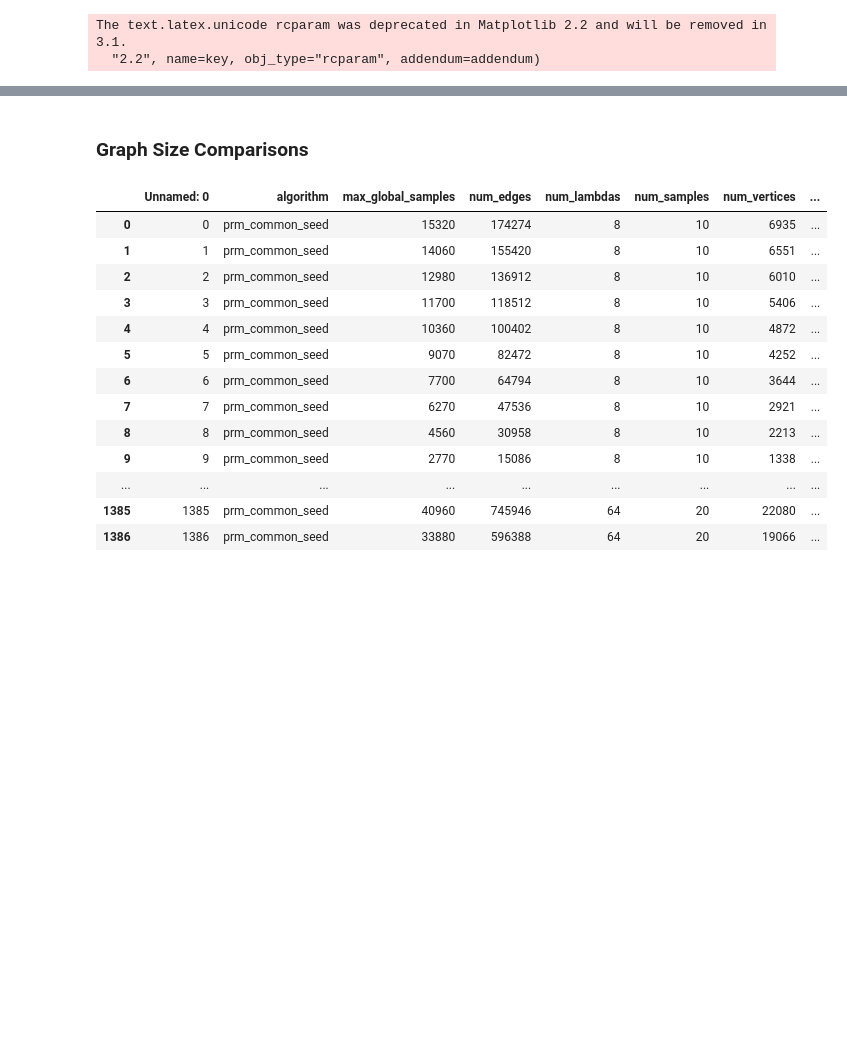
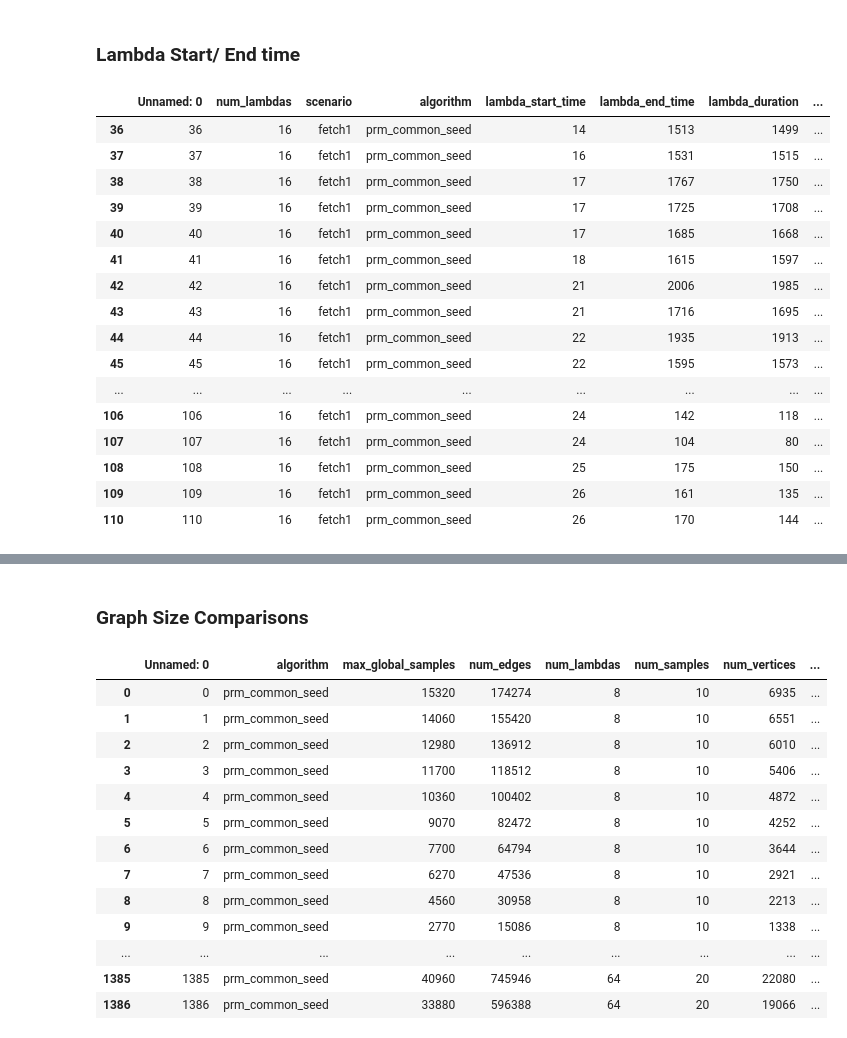
Before and after one commit to cryingpotat0/graph_mplambda, a Jupyter notebook: scripts/plotting.ipynb, the cells around one changed output, grey strips where cells are left out. Drawn from its saved outputs; the diff is of its cells as text; code cells hidden in the pictures; blank space fills up the shorter version.

```diff
--- a/scripts/plotting.ipynb
+++ b/scripts/plotting.ipynb
@@ -5,13 +5,10 @@ import numpy as np
 
 import os
 import matplotlib
-matplotlib.rcParams['text.usetex'] = True
-matplotlib.rcParams['text.latex.unicode']=True
-matplotlib.rcParams['ps.useafm'] = True
-matplotlib.rcParams['pdf.use14corefonts'] = True
+# matplotlib.rcParams['text.usetex'] = True
+# matplotlib.rcParams['text.latex.unicode']=True
+# matplotlib.rcParams['ps.useafm'] = True
+# matplotlib.rcParams['pdf.use14corefonts'] = True
 import matplotlib.pyplot as plt
-# %% [output]
-The text.latex.unicode rcparam was deprecated in Matplotlib 2.2 and will be removed in 3.1.
-  "2.2", name=key, obj_type="rcparam", addendum=addendum)
 # %%
 global_palette = "tab10"#["#9b59b6", "#3498db", "#95a5a6", "#e74c3c", "#34495e", "#2ecc71"][:5]
@@ -20,3 +17,27 @@ ROOT = "./outputs"
 algorithm_names = {"prm_common_seed": "PRM Common Seed"}
 # algorithm_names = {"prm_fixed_graph": "PRM Fixed Graph"}
 scenario = "fetch1"
+# %% [markdown]
+### Lambda Start/ End time
+# %%
+df = pd.read_csv("{}/lambda_start_end_times.csv".format(ROOT))
+df = df[df["num_lambdas"] == 16]
+df
+# %% [output]
+|  | Unnamed: 0 | num_lambdas | scenario | algorithm | lambda_start_time | lambda_end_time | lambda_duration | ... |
+| 36 | 36 | 16 | fetch1 | prm_common_seed | 14 | 1513 | 1499 | ... |
+| 37 | 37 | 16 | fetch1 | prm_common_seed | 16 | 1531 | 1515 | ... |
+| 38 | 38 | 16 | fetch1 | prm_common_seed | 17 | 1767 | 1750 | ... |
+| 39 | 39 | 16 | fetch1 | prm_common_seed | 17 | 1725 | 1708 | ... |
+| 40 | 40 | 16 | fetch1 | prm_common_seed | 17 | 1685 | 1668 | ... |
+| 41 | 41 | 16 | fetch1 | prm_common_seed | 18 | 1615 | 1597 | ... |
+| 42 | 42 | 16 | fetch1 | prm_common_seed | 21 | 2006 | 1985 | ... |
+| 43 | 43 | 16 | fetch1 | prm_common_seed | 21 | 1716 | 1695 | ... |
+| 44 | 44 | 16 | fetch1 | prm_common_seed | 22 | 1935 | 1913 | ... |
+| 45 | 45 | 16 | fetch1 | prm_common_seed | 22 | 1595 | 1573 | ... |
+| ... | ... | ... | ... | ... | ... | ... | ... | ... |
+| 106 | 106 | 16 | fetch1 | prm_common_seed | 24 | 142 | 118 | ... |
+| 107 | 107 | 16 | fetch1 | prm_common_seed | 24 | 104 | 80 | ... |
+| 108 | 108 | 16 | fetch1 | prm_common_seed | 25 | 175 | 150 | ... |
+| 109 | 109 | 16 | fetch1 | prm_common_seed | 26 | 161 | 135 | ... |
+| 110 | 110 | 16 | fetch1 | prm_common_seed | 26 | 170 | 144 | ... |
```
Also changed, not shown: parts of 2 cells of this notebook, 6 other files.
